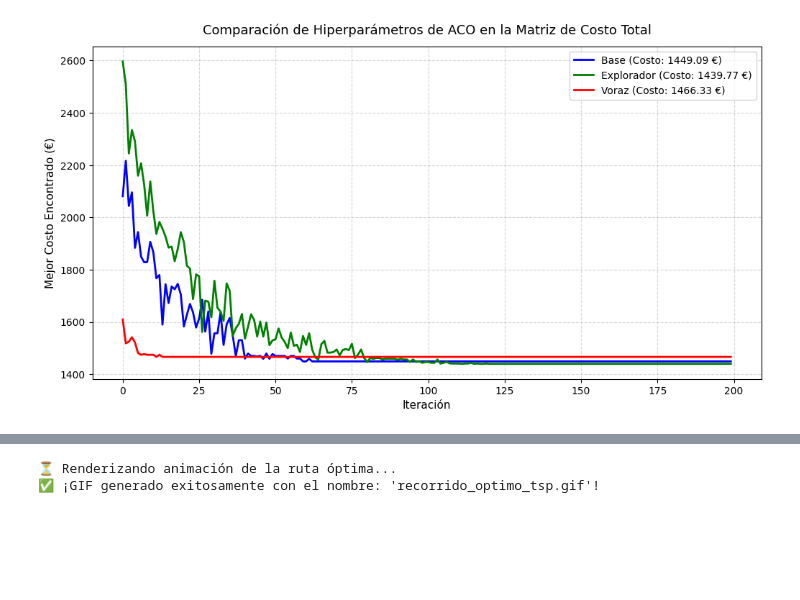
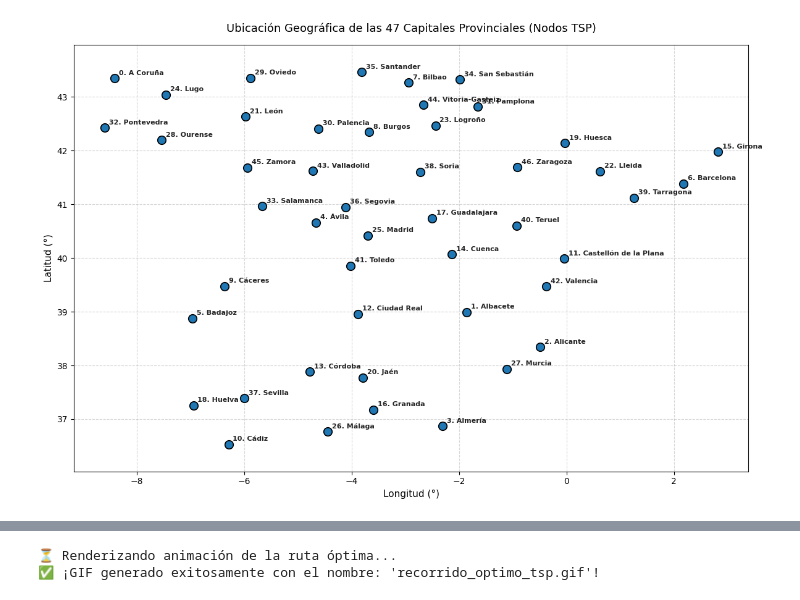
Before and after one commit to Gmiercrack/Redes-Neuronales-y-algoritmos-Bionispirados, a Jupyter notebook: Parte_2/ANT_ALGORIMT.IPYNB, the cells around one changed output, grey strips where cells are left out. Drawn from its saved outputs; the diff is of its cells as text; code cells hidden in the pictures; blank space fills up the shorter version.

Commit message:
Organizacion de resultados ACO y compatibilidad con algoritmo genetico

```diff
--- a/Parte_2/ANT_ALGORIMT.IPYNB
+++ b/Parte_2/ANT_ALGORIMT.IPYNB
@@ -319,15 +202,5 @@ costo_voraz = opt_voraz.fit(matriz_costos, iterations=200, verbose=False)
-# %%
-plt.figure(figsize=(12, 6))
-
-plt.plot(opt_base.best_series, label=f"Base (Costo: {opt_base.best:.2f} €)", color="blue", linewidth=2)
-plt.plot(opt_explorador.best_series, label=f"Explorador (Costo: {opt_explorador.best:.2f} €)", color="green", linewidth=2)
-plt.plot(opt_voraz.best_series, label=f"Voraz (Costo: {opt_voraz.best:.2f} €)", color="red", linewidth=2)
-
-plt.title("Comparación de Hiperparámetros de ACO en la Matriz de Costo Total", fontsize=13, pad=12)
-plt.xlabel("Iteración", fontsize=11)
-plt.ylabel("Mejor Costo Encontrado (€)", fontsize=11)
-plt.grid(True, linestyle="--", alpha=0.5)
-plt.legend(fontsize=10)
-plt.show()
-# %% [output]
-[figure, removed]
+# %%
+# Carga las coordenadas desde Resultados_CSV_ANT y muestra el scatter plot
+df_coords = mostrar_scatter_ciudades_tsp()
+# %% [output]
+[figure, added]
```
Also changed, not shown: parts of 28 cells of this notebook, 36 other files.
